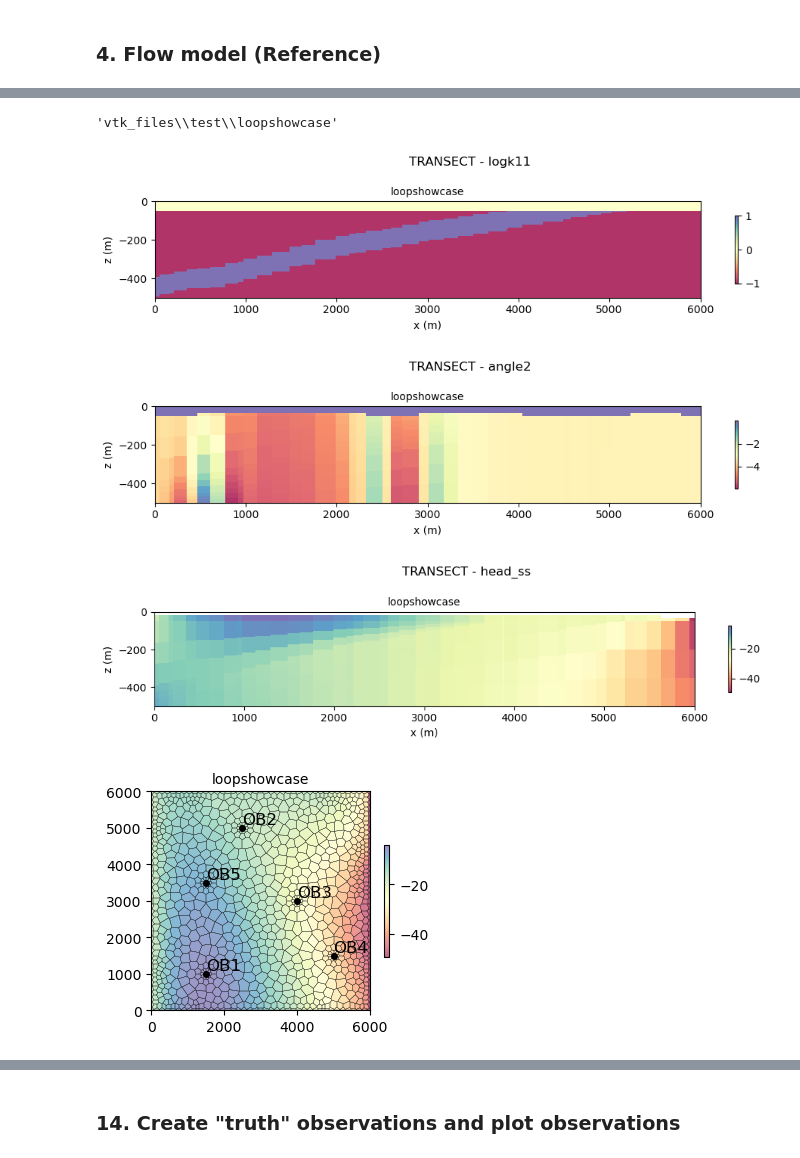
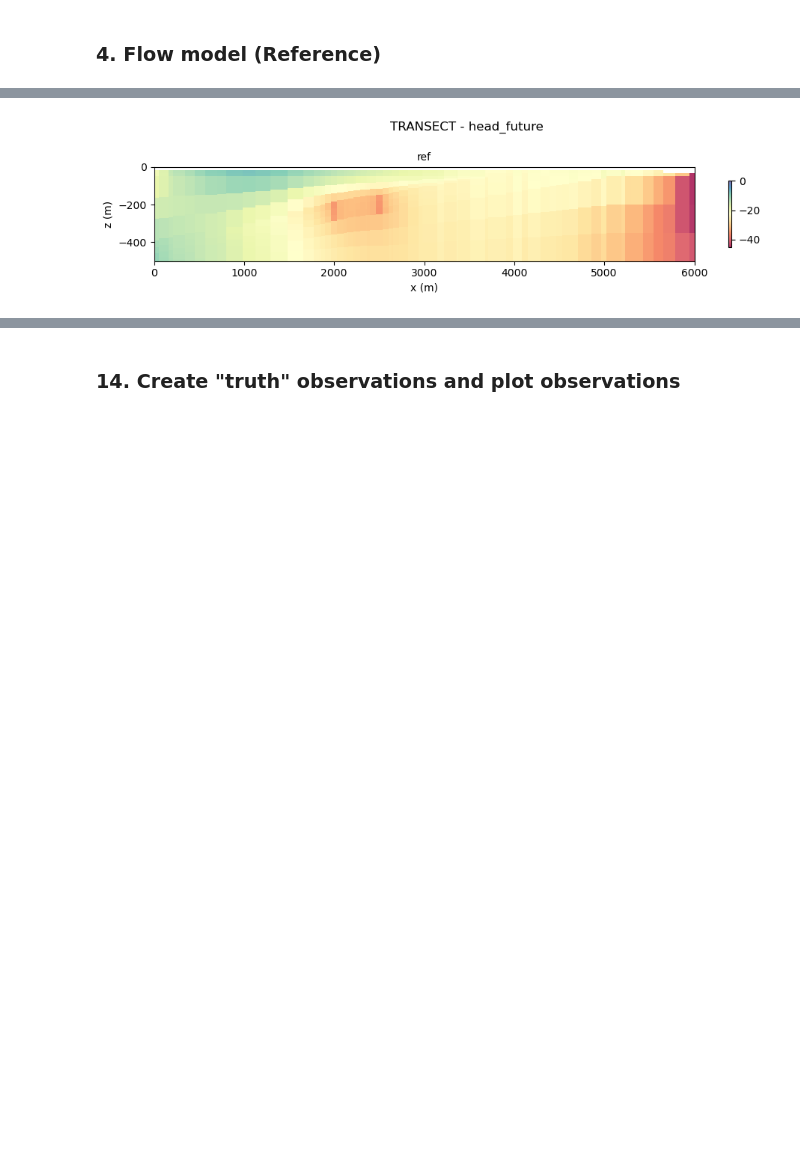
Before and after one commit to kerrybardot/loop_to_flopy, a Jupyter notebook: scripts/04 inverse_modelling_pinchout.ipynb, the cells around one changed output, grey strips where cells are left out. Drawn from its saved outputs; the diff is of its cells as text; code cells hidden in the pictures; blank space fills up the shorter version.

```diff
--- a/scripts/04 inverse_modelling_pinchout.ipynb
+++ b/scripts/04 inverse_modelling_pinchout.ipynb
@@ -105,3 +109,7 @@ WARNING: 2024-06-01 22:32:22,632: geological_model.py:609 -- deprecated method.
 #plot_bores(P)
 # %% [markdown]
 ### 4. Flow model (Reference)
+# %%
+# Initiate REFERENCE
+R = Model('ref', P, plan = 'vor', transect = 'con')
+R.create_lith_dis_arrays(P)     # Create lithology and discretisation arrays (DIS)
@@ -107,0 +119,24 @@ WARNING: 2024-06-01 22:32:22,632: geological_model.py:609 -- deprecated method.
+# %%
+P.wel_screens = []
+for n in range(len(P.xypumpbores)):
+    wel_icpl, wel_coords = find_cell_disv(P.xypumpbores[n][0], P.xypumpbores[n][1], R.xcyc)
+    if P.geo_pl == 0:
+        wel_top = R.top[wel_icpl]
+    else:
+        wel_top = R.botm[(P.geo_pl)* P.nls-1, wel_icpl]
+    wel_bot = R.botm[(P.geo_pl + 1) * P.nls-1, wel_icpl]
+    print(wel_coords, wel_top, wel_bot)
+    P.wel_screens.append((wel_top, wel_bot))
+
+P.zobs = np.zeros((P.nobs,P.nzobs))
+for n in range(len(P.xyobsbores)):
+    obs_icpl, obs_coords = find_cell_disv(P.xyobsbores[n][0], P.xyobsbores[n][1], R.xcyc) # Cell id in plan
+    for m in range(3): # For the top three geological layers
+        if m == 0:
+            lay_top = R.top[obs_icpl]
+        else:
+            lay_top = R.botm[(m)* P.nls-1, obs_icpl]
+        lay_bot = R.botm[(m + 1) * P.nls-1, obs_icpl]
+        obsz = lay_bot + (lay_top-lay_bot)/2
+        P.zobs[n][m] = obsz
+P.zobs
@@ -108,10 +153,4 @@ WARNING: 2024-06-01 22:32:22,632: geological_model.py:609 -- deprecated method.
 # %%
-P.hk = [1, 0.1, 10, 0.1]
-P.vk = [i/10 for i in P.hk]
-
-# Initiate models
-R = Model('loopshowcase', P, plan = 'vor', transect = 'con')
-R.create_lith_dis_arrays(P)     # Create lithology and discretisation arrays (DIS)
 R.create_prop_arrays(P)         # Create property arrays (NPF)
 R.create_flow_package_arrays(P) # Create flow packages (CHD, RCH, IC, WEL, OBS)
 print(R.modelname, ' has ', R.nnodes_div, ' nodes.')
@@ -140,16 +207,10 @@ multiplot_vgrid_transect(P, models = [R], array = 'lith', X0 = P.x0, Y0 = P.y0,
 # %%
-f = os.path.join(vtk_workspace, "test", R.modelname)
-R.gwf.export(f, fmt="vtk")
+#f = os.path.join(vtk_workspace, "test", R.modelname)
+#R.gwf.export(f, fmt="vtk")
-# %% [output]
-'vtk_files\\test\\loopshowcase'
 # %%
 #plot_flow_features(P, [R])
-multiplot_prop_transect(P, models = [R], array = 'logk11', X0 = P.x0, Y0 = P.y0, X1 = P.x1, Y1 = P.y1)
-multiplot_prop_transect(P, models = [R], array = 'angle2', X0 = P.x0, Y0 = P.y0, X1 = P.x1, Y1 = P.y1,)#vmin = -6, vmax = 0)
-multiplot_prop_transect(P, models = [R], array = 'head_ss', X0 = P.x0, Y0 = P.y0, X1 = P.x1, Y1 = P.y1,)#vmin = vmin, vmax = vmax)
-plot_bylayer(P, models = [R], layer = 2)#, vmin = -20, vmax = 5)
+#multiplot_prop_transect(P, models = [R], array = 'logk11', X0 = P.x0, Y0 = P.y0, X1 = P.x1, Y1 = P.y1)
+multiplot_prop_transect(P, models = [R], array = 'head_future',
+                        X0 = P.x0, Y0 = P.y0, X1 = P.x1, Y1 = P.y1, vmin = -45, vmax = 0)
 # %% [output]
-[figure, old version]
+[figure, new version]
-[figure, removed]
-[figure, removed]
-[figure, removed]
```
Also changed, not shown: parts of 59 cells of this notebook, 17 other files.
